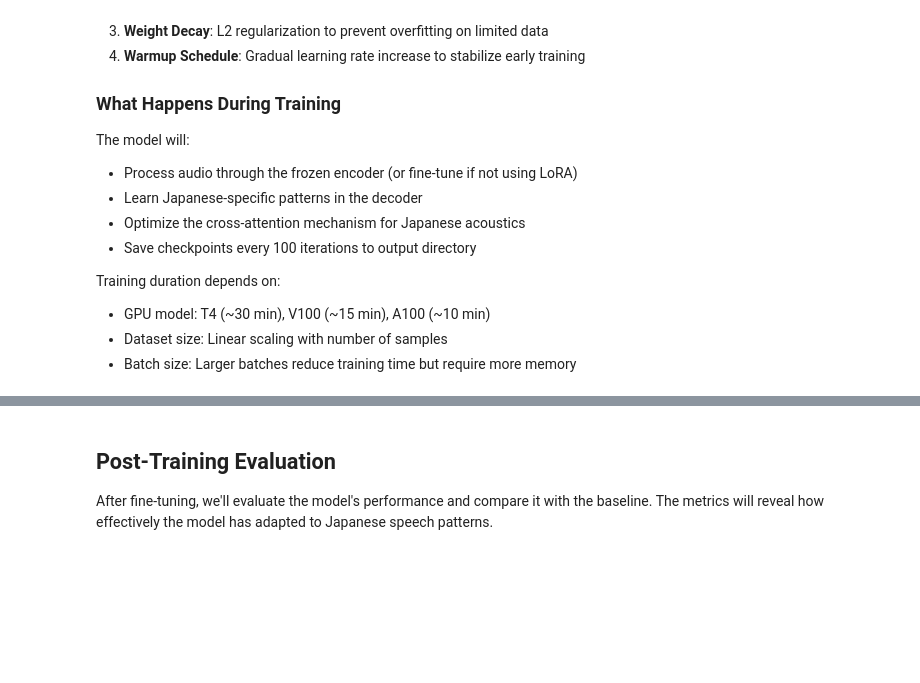
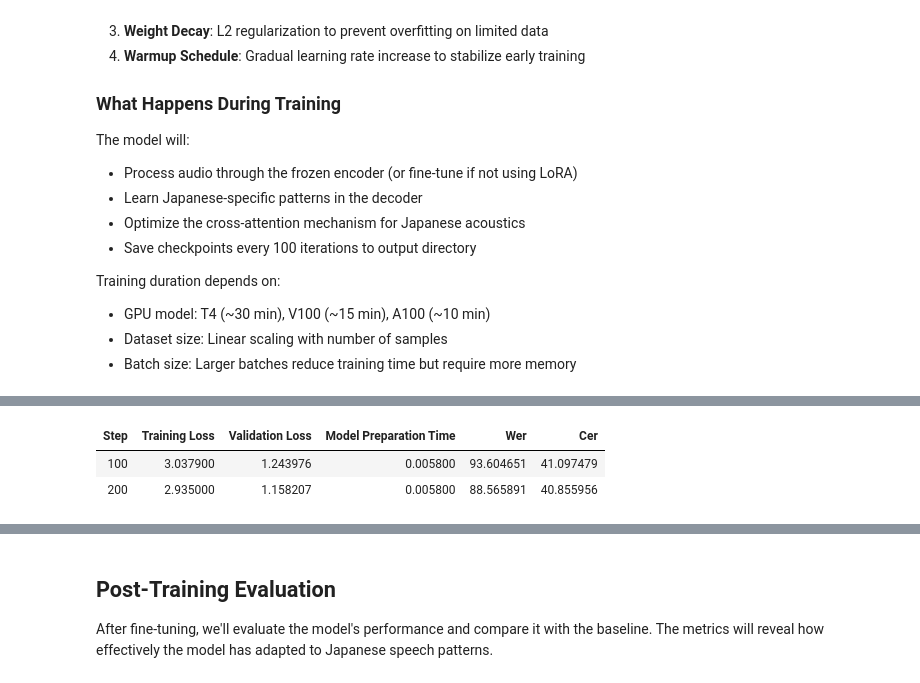
Before and after one commit to PatrickPalmer/samples-dev, a Jupyter notebook: 02-samples/14-agentic-ai-at-the-edge/src/data_science_pipeline/asr_fine_tuning.ipynb, the cells around one changed output, grey strips where cells are left out. Saved outputs shown, nothing was run; the diff lists cells and outputs as text; code cells hidden in the pictures; blank space fills up the shorter version.

```diff
--- a/02-samples/14-agentic-ai-at-the-edge/src/data_science_pipeline/asr_fine_tuning.ipynb
+++ b/02-samples/14-agentic-ai-at-the-edge/src/data_science_pipeline/asr_fine_tuning.ipynb
@@ -196,10 +230,10 @@ class DataCollatorSpeechSeq2SeqWithPadding:
         batch = self.processor.feature_extractor.pad(input_features, return_tensors="pt")
 
         # IMPORTANT: Match dtype with model on GPU
-        # The model is loaded as float16 on GPU, so we need to match that dtype
+        # The model is loaded as bfloat16 on GPU, so we need to match that dtype
         device = torch.device("cuda" if torch.cuda.is_available() else "cpu")
         if device.type == "cuda":
-            batch["input_features"] = batch["input_features"].to(dtype=torch.float16)
+            batch["input_features"] = batch["input_features"].to(dtype=torch.bfloat16)
 
         # Pad labels
         labels_batch = self.processor.tokenizer.pad(label_features, return_tensors="pt")
@@ -229,11 +263,11 @@ def compute_metrics(eval_pred):
     label_ids = eval_pred.label_ids
 
     # Replace -100 with pad token id
-    label_ids[label_ids == -100] = tokenizer.pad_token_id
+    label_ids[label_ids == -100] = processor.tokenizer.pad_token_id
 
     # Decode predictions and labels
-    pred_str = tokenizer.batch_decode(pred_ids, skip_special_tokens=True)
-    label_str = tokenizer.batch_decode(label_ids, skip_special_tokens=True)
+    pred_str = processor.tokenizer.batch_decode(pred_ids, skip_special_tokens=True)
+    label_str = processor.tokenizer.batch_decode(label_ids, skip_special_tokens=True)
 
     # Normalize text for fair comparison
     pred_str = [normalize_japanese_text(text) for text in pred_str]
@@ -609,13 +732,78 @@ Training duration depends on:
 - GPU model: T4 (~30 min), V100 (~15 min), A100 (~10 min)
 - Dataset size: Linear scaling with number of samples
 - Batch size: Larger batches reduce training time but require more memory
-# %%
-# Launch training
-train_result = trainer.train()
-
-# Save the final model
-trainer.save_model()
-processor.save_pretrained(output_dir)
-
-print(f"Training complete. Final loss: {train_result.metrics.get('train_loss', 'N/A'):.4f}")
-print(f"Model saved to: {os.path.abspath(output_dir)}")
+# %%
+# Check for existing checkpoints and resume if available
+checkpoint_dir = None
+if os.path.exists(output_dir):
+    checkpoints = [d for d in os.listdir(output_dir) if d.startswith("checkpoint")]
+    if checkpoints:
+        # Sort by checkpoint number and get the latest
+        latest_checkpoint = sorted(checkpoints, key=lambda x: int(x.split('-')[1]))[-1]
+        checkpoint_dir = os.path.join(output_dir, latest_checkpoint)
+        print(f"📁 Found existing checkpoint: {checkpoint_dir}")
+        print(f"🔄 Resuming training from checkpoint...")
+    else:
+        print(f"🚀 Starting fresh training...")
+else:
+    print(f"🚀 Starting fresh training...")
+
+# Launch training with checkpoint recovery
+try:
+    train_result = trainer.train(resume_from_checkpoint=checkpoint_dir)
+    print(f"✅ Training completed successfully!")
+except Exception as e:
+    print(f"❌ Training failed with error: {str(e)}")
+    print(f"💡 Try reducing batch size or enabling gradient accumulation if you see OOM errors.")
+    raise
+
+# Save the final model
+trainer.save_model()
+processor.save_pretrained(output_dir)
+
+print(f"Training complete. Final loss: {train_result.metrics.get('train_loss', 'N/A'):.4f}")
+print(f"Model saved to: {os.path.abspath(output_dir)}")
+
+# Validate model output with a test sample
+def validate_model_output(model, processor, test_sample):
+    """Validate model produces reasonable Japanese output"""
+    try:
+        with torch.no_grad():
+            input_features = processor(
+                test_sample["audio"]["array"],
+                sampling_rate=16000,
+                return_tensors="pt"
+            ).input_features.to(model.device)
+
+            predicted_ids = model.generate(
+                input_features,
+                max_new_tokens=128,
+                do_sample=False,
+                language="japanese",
+                task="transcribe"
+            )
+            transcription = processor.batch_decode(predicted_ids, skip_special_tokens=True)[0]
+
+            # Basic validation: should contain Japanese characters
+            japanese_chars = any('\u3040' <= char <= '\u309F' or  # Hiragana
+                               '\u30A0' <= char <= '\u30FF' or  # Katakana
+                               '\u4E00' <= char <= '\u9FAF'     # Kanji
+                               for char in transcription)
+
+            return japanese_chars, transcription
+    except Exception as e:
+        return False, f"Error during validation: {str(e)}"
+
+# Test model with a sample from the test set
+if len(dataset["test"]) > 0:
+    print("\n🔍 Validating model output...")
+    test_sample = dataset["test"][0]
+    is_valid, transcription = validate_model_output(model, processor, test_sample)
+
+    if is_valid:
+        print(f"✅ Model validation passed! Sample transcription: {transcription}")
+    else:
+        print(f"⚠️  Model validation warning: {transcription}")
+else:
+    print("⚠️  No test samples available for validation.")
+# %% [output]
@@ -621,0 +813,3 @@ print(f"Model saved to: {os.path.abspath(output_dir)}")
+| Step | Training Loss | Validation Loss | Model Preparation Time | Wer | Cer |
+| 100 | 3.037900 | 1.243976 | 0.005800 | 93.604651 | 41.097479 |
+| 200 | 2.935000 | 1.158207 | 0.005800 | 88.565891 | 40.855956 |
```
Also changed, not shown: parts of 22 cells of this notebook.
